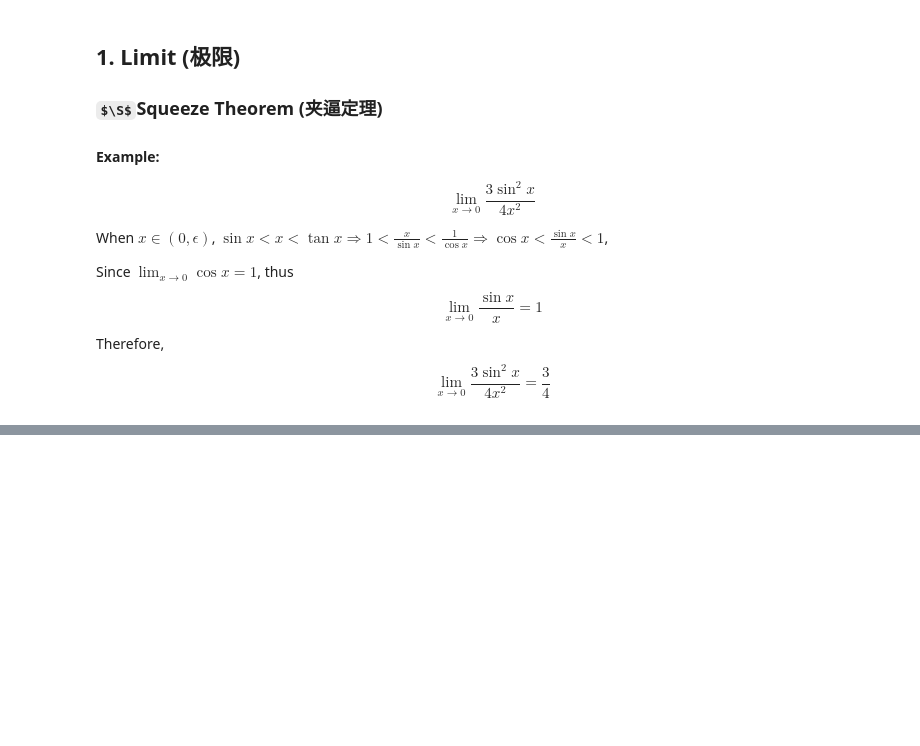
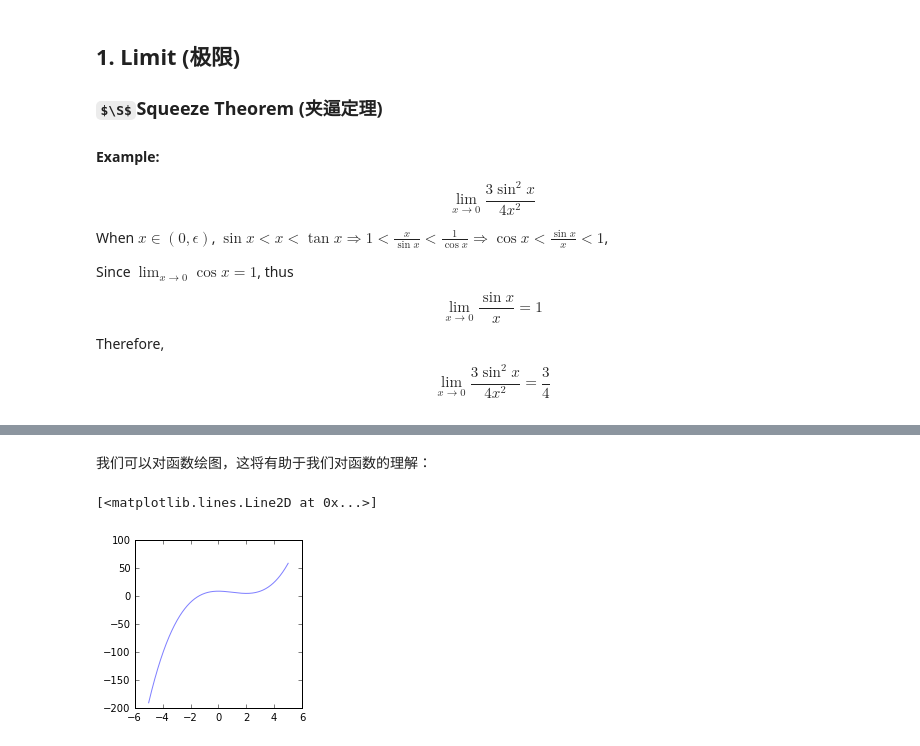
Before and after one commit to ricket-sjtu/bi028, a Jupyter notebook: ch10-calculus.ipynb, the cells around one changed output, grey strips where cells are left out. Saved outputs shown, nothing was run; the diff lists cells and outputs as text; code cells hidden in the pictures; some formulas as TeX source; blank space fills up the shorter version.

```diff
--- a/ch10-calculus.ipynb
+++ b/ch10-calculus.ipynb
@@ -46,17 +22,0 @@ plt.plot([1, 1], [y1[0], y1[-1]], 'r--', linewidth=2)
-# %%
-from math import log
-import matplotlib.pyplot as plt
-%matplotlib inline
-
-x = [i/100.0 for i in range(1, 300)]
-y = map(log, x)
-fig, ax = plt.subplots(figsize=(5, 4))
-ax.plot(x, y, 'r-', linewidth=3, label='log curve')
-a = [x[20], x[175]]
-b = [y[20], y[175]]
-ax.plot(a, b, 'g-', linewidth=2, label='straight line')
-ax.plot(a, b, 'b*', markersize=10, alpha=.75, label='points')
-ax.legend(loc=0, frameon=True, fancybox=False, framealpha=0, markerfirst=False, markerscale=1)
-ax.grid(True)
-ax.set_xlabel('$x$')
-ax.set_ylabel('$log x$')
@@ -105,3 +22,0 @@ ax[1,1].grid(True)
-# %%
-x = np.random.normal(0.0, 1.0, 10000)
-y = np.random.normal(1.0, 10, 10000)
@@ -162,15 +22,0 @@ Populating the interactive namespace from numpy and matplotlib
-# %%
-np.random.seed(100)
-x = np.random.random(20)
-y = np.sin(x**2)
-
-def plot_polyfit(x, y, degree=1):
-    xfit = np.linspace(0, 1, 10000)
-    p = np.polyfit(x, y, degree)
-    yfit = np.polyval(p, xfit)
-    pl.scatter(x, y, c='k')
-    pl.plot(xfit, yfit)
-    pl.xlabel('$x$')
-    pl.ylabel('$y$')
-
-plot_polyfit(x, y, 3)
@@ -178,0 +32,5 @@ plot_polyfit(x, y, 3)
+# %%
+def f(x):
+    return x**3 - 3*x**2 + 9
+# %% [markdown]
+我们可以对函数绘图，这将有助于我们对函数的理解：
@@ -178,0 +41,8 @@ plot_polyfit(x, y, 3)
+# %%
+x = np.linspace(-5., 5., 1000)
+y = f(x)
+plt.figure(figsize=(3, 3))
+plt.plot(x, y, 'b-', alpha=0.5)
+# %% [output]
+[<matplotlib.lines.Line2D at 0x...>]
+[figure, added]
```
Also changed, not shown: parts of 64 cells of this notebook.
